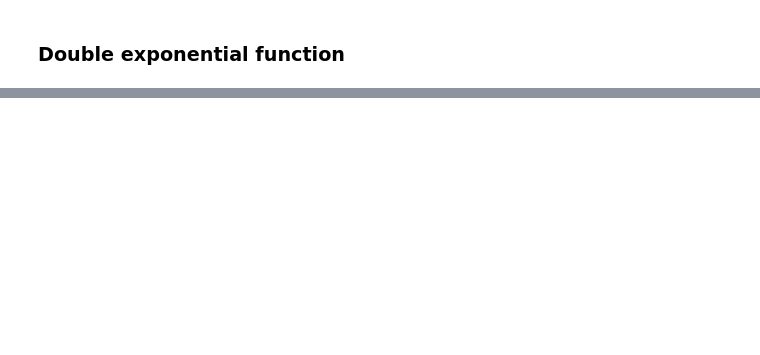
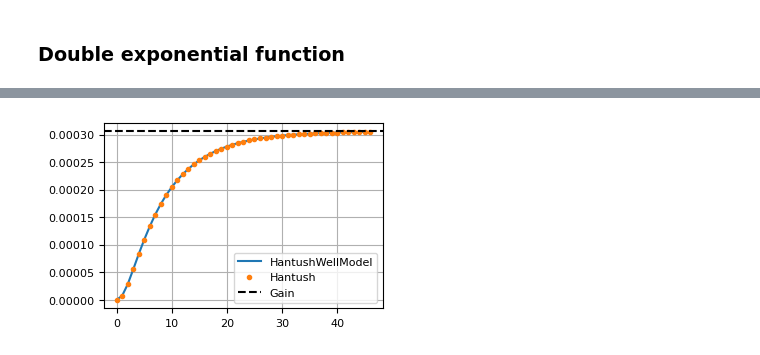
Before and after one commit to pastas/pastas, a Jupyter notebook: doc/benchmarks/check_response_functions.ipynb, the cells around one changed output, grey strips where cells are left out. Cells and saved outputs as stored; diff of their text form; code cells hidden in the pictures; blank space fills up the shorter version.

```diff
--- a/doc/benchmarks/check_response_functions.ipynb
+++ b/doc/benchmarks/check_response_functions.ipynb
@@ -258,0 +461,22 @@ _ = plt.legend()  # try to show figure in readthedocs
+# %%
+# compare pastas.Hantush to pastas.HantushWellModel
+
+hantush = ps.Hantush()
+hantush._update_rfunc_settings(up=-1)
+hantushwm = ps.HantushWellModel()
+hantushwm._update_rfunc_settings(up=-1)
+hantushwm.set_distances = 1.0
+
+bprime = np.log(1 / (4 * T * c))
+Aprime = A / k0(2 * r * np.exp(bprime / 2))
+
+h = hantush.step([A, a, b], dt=1, cutoff=0.99)
+hwm = hantushwm.step([Aprime, a, bprime, r], dt=1, cutoff=0.99)
+
+plt.plot(hwm, "-", label="HantushWellModel")
+plt.plot(h, ".", label="Hantush")
+plt.axhline(A, ls="dashed", color="k", label="Gain")
+plt.legend()
+plt.grid();
+# %% [output]
+[figure, added]
```
Also changed, not shown: parts of 23 cells of this notebook, 3 other files.
